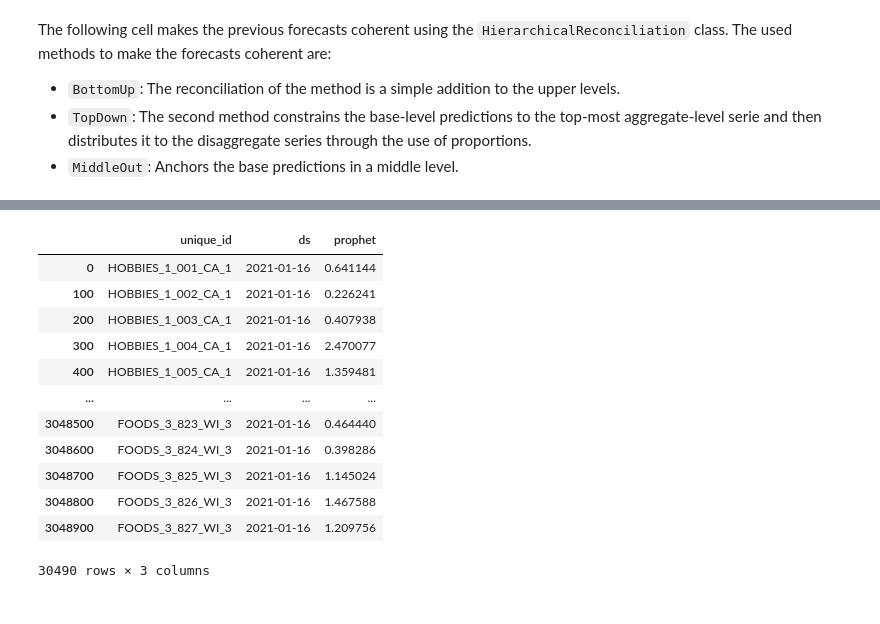
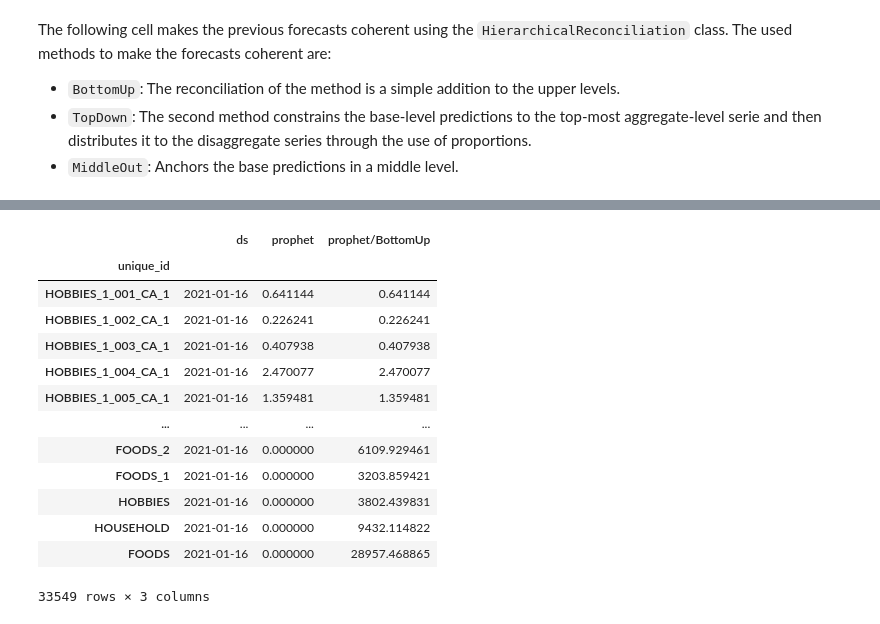
Before and after one commit to liaopeiyuan/large-scale-hts-reconciliation, a Jupyter notebook: nixtla_evaluation/evaluate_m5.ipynb, the cells around one changed output, grey strips where cells are left out. Drawn from its saved outputs; the diff is of its cells as text; code cells hidden in the pictures.

```diff
--- a/nixtla_evaluation/evaluate_m5.ipynb
+++ b/nixtla_evaluation/evaluate_m5.ipynb
@@ -125,16 +127,17 @@ print(end - start)
 # %%
-Y_hat
+Y_rec_df
 # %% [output]
-|  | unique_id | ds | prophet |
-| 0 | HOBBIES_1_001_CA_1 | 2021-01-16 | 0.641144 |
-| 100 | HOBBIES_1_002_CA_1 | 2021-01-16 | 0.226241 |
-| 200 | HOBBIES_1_003_CA_1 | 2021-01-16 | 0.407938 |
-| 300 | HOBBIES_1_004_CA_1 | 2021-01-16 | 2.470077 |
-| 400 | HOBBIES_1_005_CA_1 | 2021-01-16 | 1.359481 |
+|  | ds | prophet | prophet/BottomUp |
+| unique_id |  |  |  |
+| HOBBIES_1_001_CA_1 | 2021-01-16 | 0.641144 | 0.641144 |
+| HOBBIES_1_002_CA_1 | 2021-01-16 | 0.226241 | 0.226241 |
+| HOBBIES_1_003_CA_1 | 2021-01-16 | 0.407938 | 0.407938 |
+| HOBBIES_1_004_CA_1 | 2021-01-16 | 2.470077 | 2.470077 |
+| HOBBIES_1_005_CA_1 | 2021-01-16 | 1.359481 | 1.359481 |
 | ... | ... | ... | ... |
-| 3048500 | FOODS_3_823_WI_3 | 2021-01-16 | 0.464440 |
-| 3048600 | FOODS_3_824_WI_3 | 2021-01-16 | 0.398286 |
-| 3048700 | FOODS_3_825_WI_3 | 2021-01-16 | 1.145024 |
-| 3048800 | FOODS_3_826_WI_3 | 2021-01-16 | 1.467588 |
-| 3048900 | FOODS_3_827_WI_3 | 2021-01-16 | 1.209756 |
+| FOODS_2 | 2021-01-16 | 0.000000 | 6109.929461 |
+| FOODS_1 | 2021-01-16 | 0.000000 | 3203.859421 |
+| HOBBIES | 2021-01-16 | 0.000000 | 3802.439831 |
+| HOUSEHOLD | 2021-01-16 | 0.000000 | 9432.114822 |
+| FOODS | 2021-01-16 | 0.000000 | 28957.468865 |
-30490 rows × 3 columns
+33549 rows × 3 columns
```
Also changed, not shown: parts of 13 cells of this notebook.
